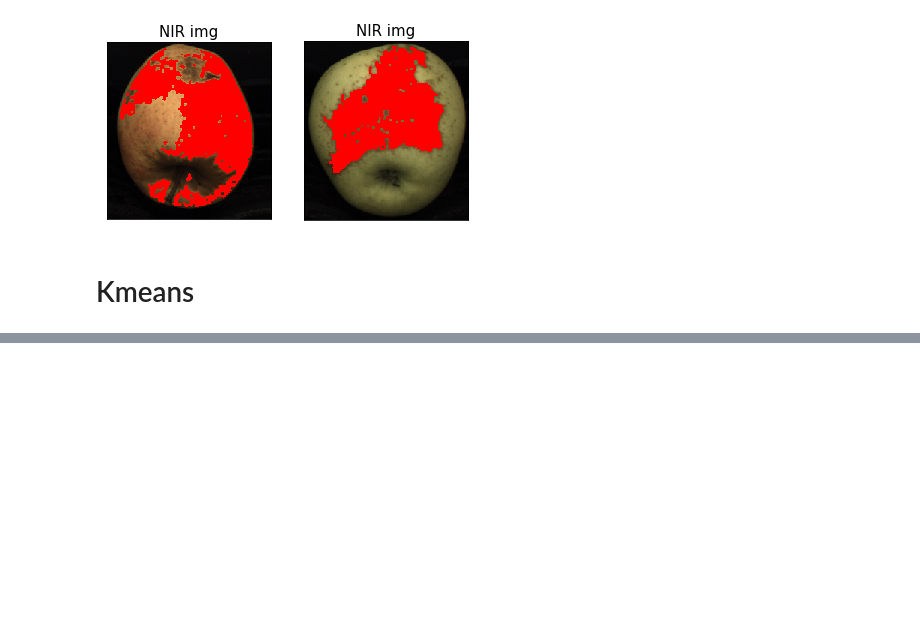
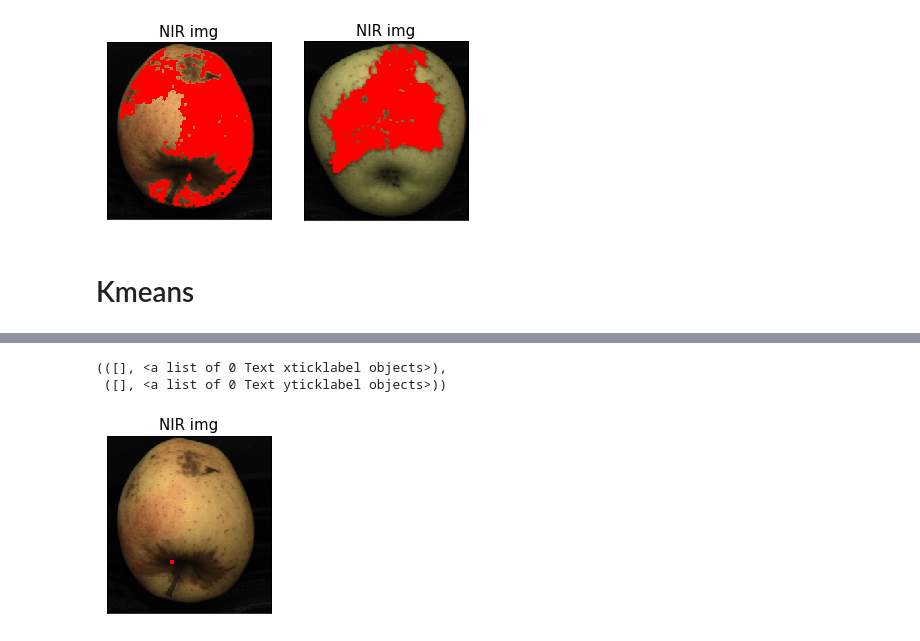
Before and after one commit to pptr3/fruit-inspection, a Jupyter notebook: Untitled.ipynb, the cells around one changed output, grey strips where cells are left out. Cells and saved outputs as stored; diff of their text form; code cells hidden in the pictures; blank space fills up the shorter version.

```diff
--- a/Untitled.ipynb
+++ b/Untitled.ipynb
@@ -423,0 +481,15 @@ plt.show()
+# %%
+qqq = cv.cvtColor(cv.imread("fruit-inspection-images/second task/C1_000004.png", cv.IMREAD_COLOR),cv.COLOR_BGR2RGB)
+img_color = qqq.copy()
+# %%
+img_color = cv.circle(qqq, center=(98, 192), radius=1, color=(255, 0, 0) , thickness=5)
+# %%
+plt.figure(figsize=(10,10))
+plt.subplot(2,3,1)
+plt.imshow(img_color, cmap='gray', vmin=0, vmax=255)
+plt.title("NIR img", fontsize = 15)
+plt.xticks([]), plt.yticks([])
+# %% [output]
+(([], <a list of 0 Text xticklabel objects>),
+ ([], <a list of 0 Text yticklabel objects>))
+[figure, added]
```
Also changed, not shown: parts of 13 cells of this notebook.
